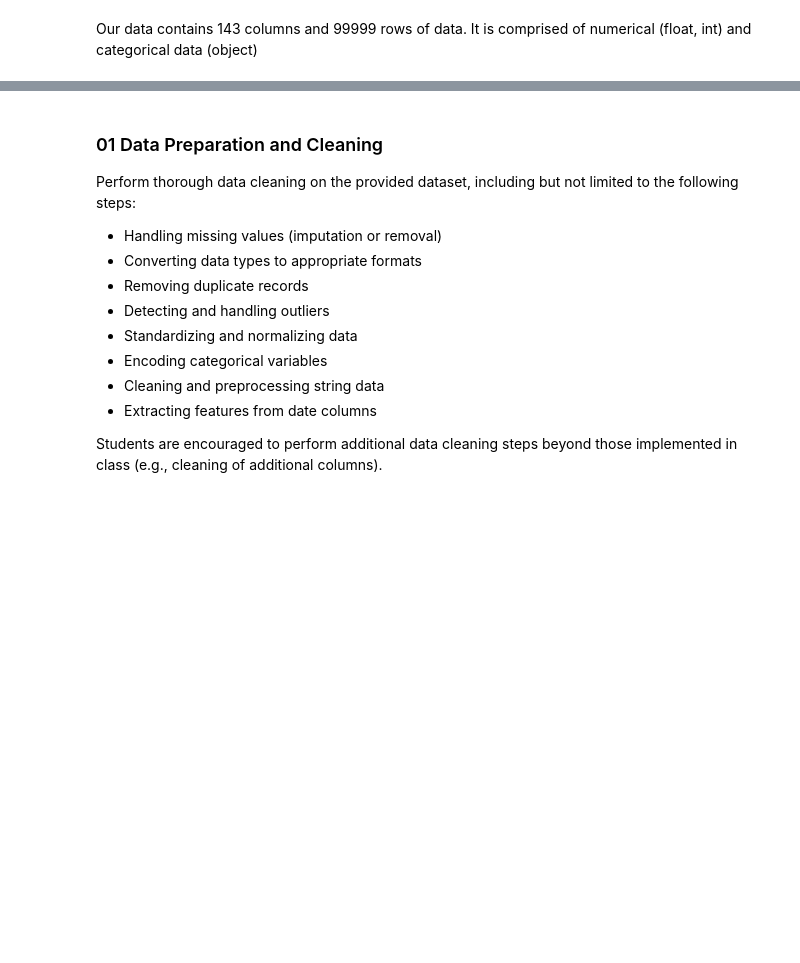
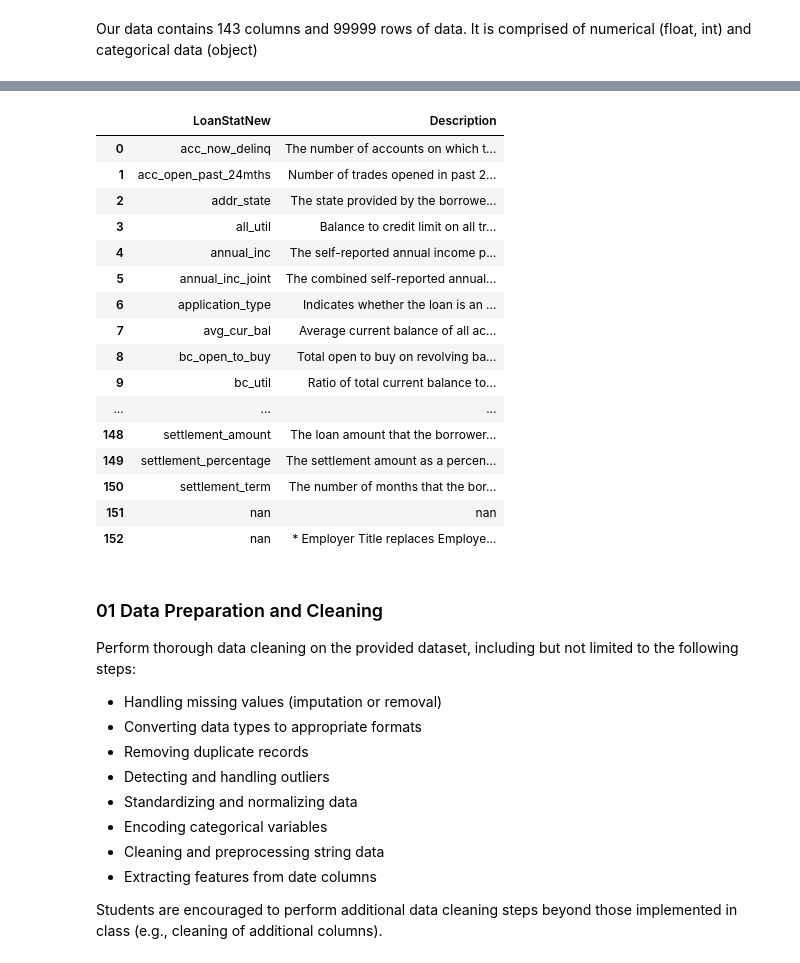
Before and after one commit to Wattysaid/dsif-git-main-project, a Jupyter notebook: elvtr_main_project/notebooks/ELVTR_Data_Science_Main_Project.ipynb, the cells around one changed output, grey strips where cells are left out. Drawn from its saved outputs; the diff is of its cells as text; code cells hidden in the pictures; blank space fills up the shorter version.

```diff
--- a/elvtr_main_project/notebooks/ELVTR_Data_Science_Main_Project.ipynb
+++ b/elvtr_main_project/notebooks/ELVTR_Data_Science_Main_Project.ipynb
@@ -78,16 +99,38 @@ df.head()
 # %%
+# Copies the columns and descriptions from the data dictionary into a data frame for future recall.
 # Initialize empty lists for LoanStatNew and Description
 loanstatnew = []
 description = []
 
 # Iterate through each row in the DataFrame and populate lists
-for _, row in df.iterrows():
+for _, row in df_data_dict.iterrows():
     loanstatnew.append(row['LoanStatNew'])
     description.append(row['Description'])
 
-# Display lists to verify
-print("LoanStatNew list:", loanstatnew)
-print("Description list:", description)
+# Apply left-aligned styling to both headers and data cells
+styled_df_data_dict = df_data_dict.style.set_properties(
+    **{'text-align': 'left', 'white-space': 'nowrap'}
+).set_table_styles(
+    [{'selector': 'th', 'props': [('text-align', 'left')]}]
+)
 
-# Apply simple styling (optional display for Jupyter Notebooks or specific environments)
-df.style.set_properties(**{'text-align': 'left', 'white-space': 'nowrap'})
+# Display styled DataFrame
+styled_df_data_dict
+# %% [output]
+|  | LoanStatNew | Description |
+| 0 | acc_now_delinq | The number of accounts on which t... |
+| 1 | acc_open_past_24mths | Number of trades opened in past 2... |
+| 2 | addr_state | The state provided by the borrowe... |
+| 3 | all_util | Balance to credit limit on all tr... |
+| 4 | annual_inc | The self-reported annual income p... |
+| 5 | annual_inc_joint | The combined self-reported annual... |
+| 6 | application_type | Indicates whether the loan is an ... |
+| 7 | avg_cur_bal | Average current balance of all ac... |
+| 8 | bc_open_to_buy | Total open to buy on revolving ba... |
+| 9 | bc_util | Ratio of total current balance to... |
+| ... | ... | ... |
+| 148 | settlement_amount | The loan amount that the borrower... |
+| 149 | settlement_percentage | The settlement amount as a percen... |
+| 150 | settlement_term | The number of months that the bor... |
+| 151 | nan | nan |
+| 152 | nan | * Employer Title replaces Employe... |
```
Also changed, not shown: parts of 24 cells of this notebook.
